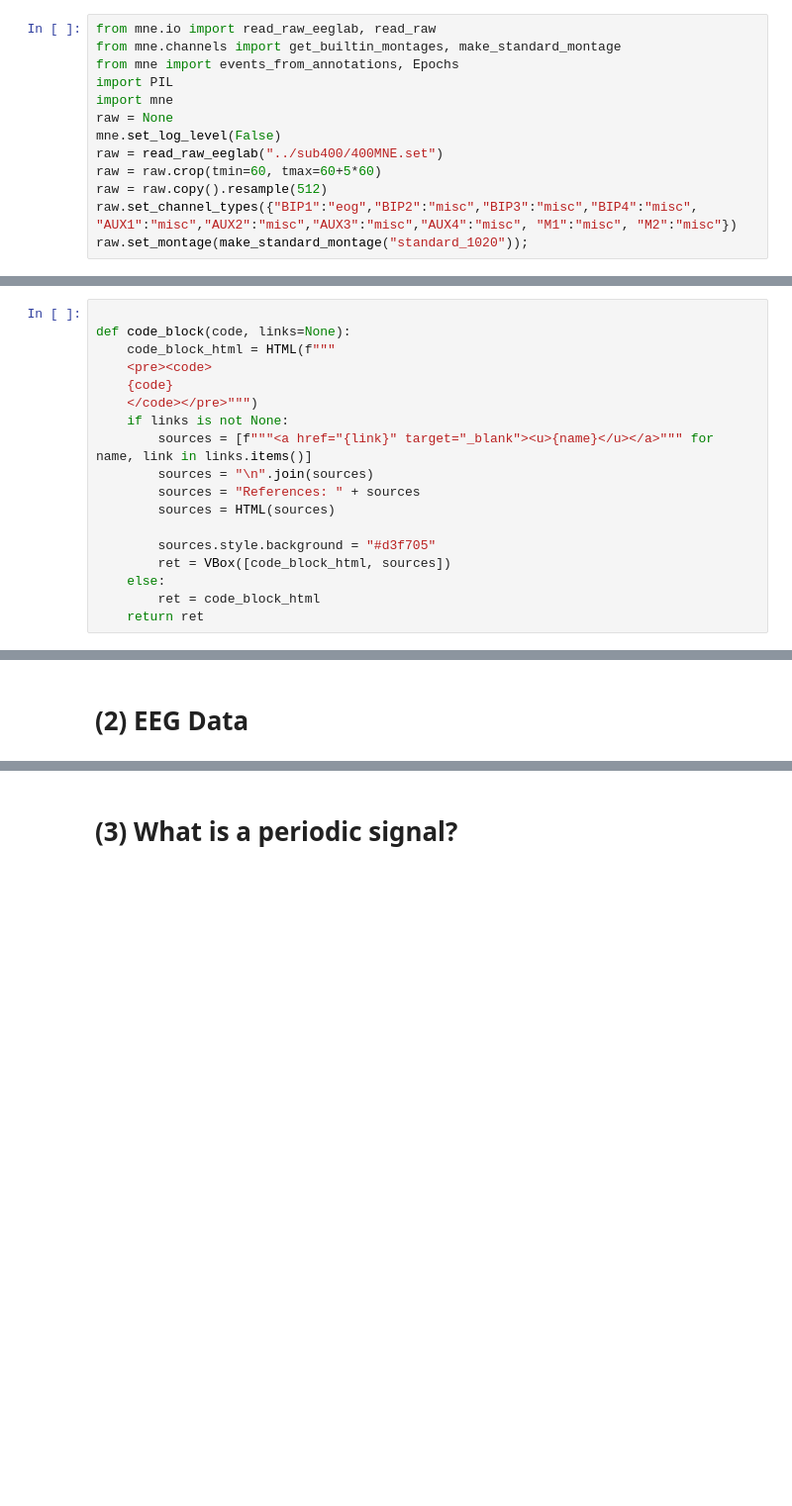
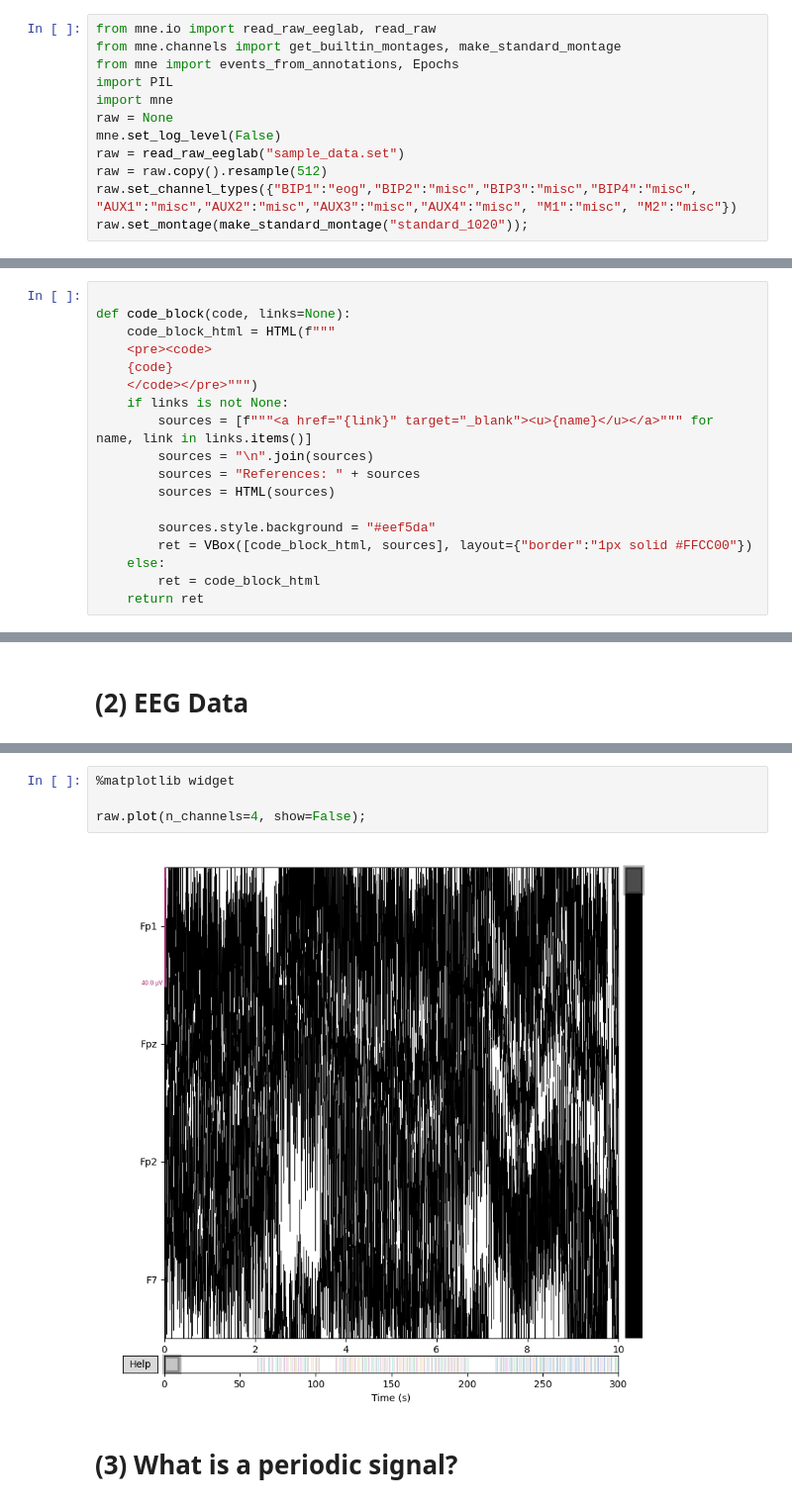
Before and after one commit to d-drost/EEGExplained, a Jupyter notebook: EEGExplained.ipynb, the cells around one changed output, grey strips where cells are left out. Shown at 99% size. Saved outputs shown, nothing was run; the diff lists cells and outputs as text; blank space fills up the shorter version.

Commit message:
created sample data that may be uploaded to public repo

```diff
--- a/EEGExplained.ipynb
+++ b/EEGExplained.ipynb
@@ -9,8 +9,7 @@ import PIL
 import mne
 raw = None
 mne.set_log_level(False)
-raw = read_raw_eeglab("../sub400/400MNE.set")
-raw = raw.crop(tmin=60, tmax=60+5*60)
+raw = read_raw_eeglab("sample_data.set")
 raw = raw.copy().resample(512)
 raw.set_channel_types({"BIP1":"eog","BIP2":"misc","BIP3":"misc","BIP4":"misc", "AUX1":"misc","AUX2":"misc","AUX3":"misc","AUX4":"misc", "M1":"misc", "M2":"misc"})
 raw.set_montage(make_standard_montage("standard_1020"));
@@ -60,8 +70,8 @@ def code_block(code, links=None):
         sources = "References: " + sources
         sources = HTML(sources)
 
-        sources.style.background = "#d3f705"
-        ret = VBox([code_block_html, sources])
+        sources.style.background = "#eef5da"
+        ret = VBox([code_block_html, sources], layout={"border":"1px solid #FFCC00"})
     else:
         ret = code_block_html
     return ret
@@ -448,6 +459,12 @@ chapter = get_chapter([panel_1, panel_2, panel_3, panel_4, code_panel], ["1","2"
 display(chapter)
 # %% [output]
 Tab(children=(VBox(children=(HTML(value='\nNow that we know what an EEG measures, it is time to take a look at…
+# %%
+%matplotlib widget
+
+raw.plot(n_channels=4, show=False);
+# %% [output]
+[figure, added]
 # %% [markdown]
 # (3) What is a periodic signal?
 # %%
```
Also changed, not shown: parts of 16 cells of this notebook, 1 other file.
